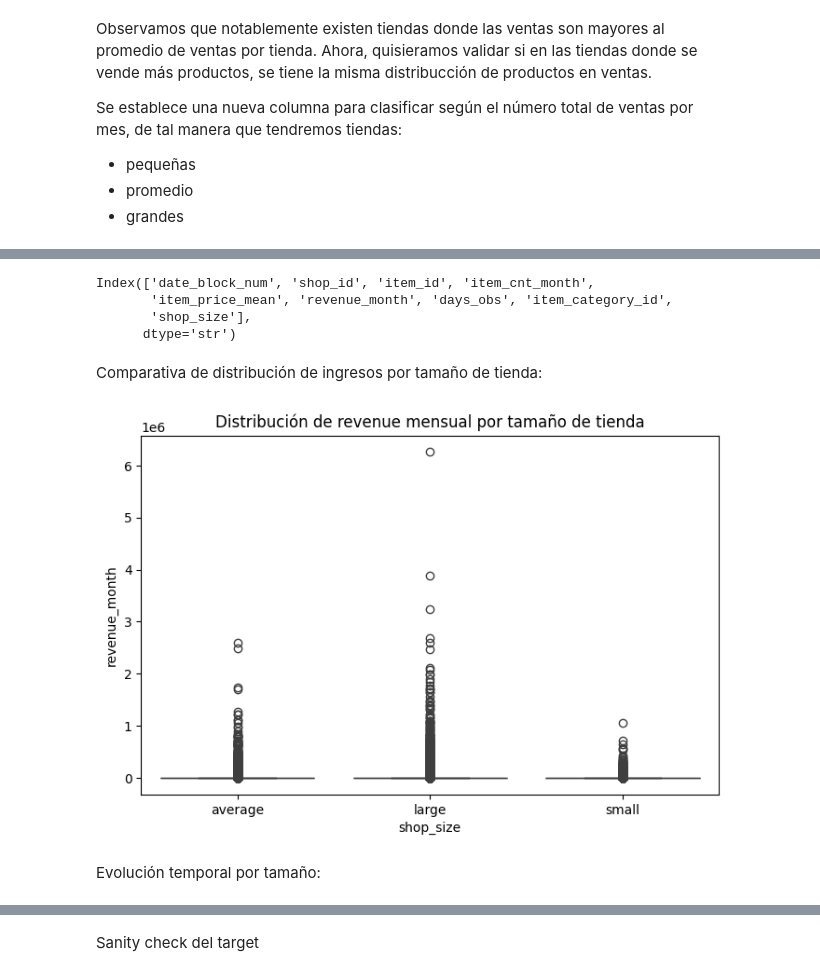
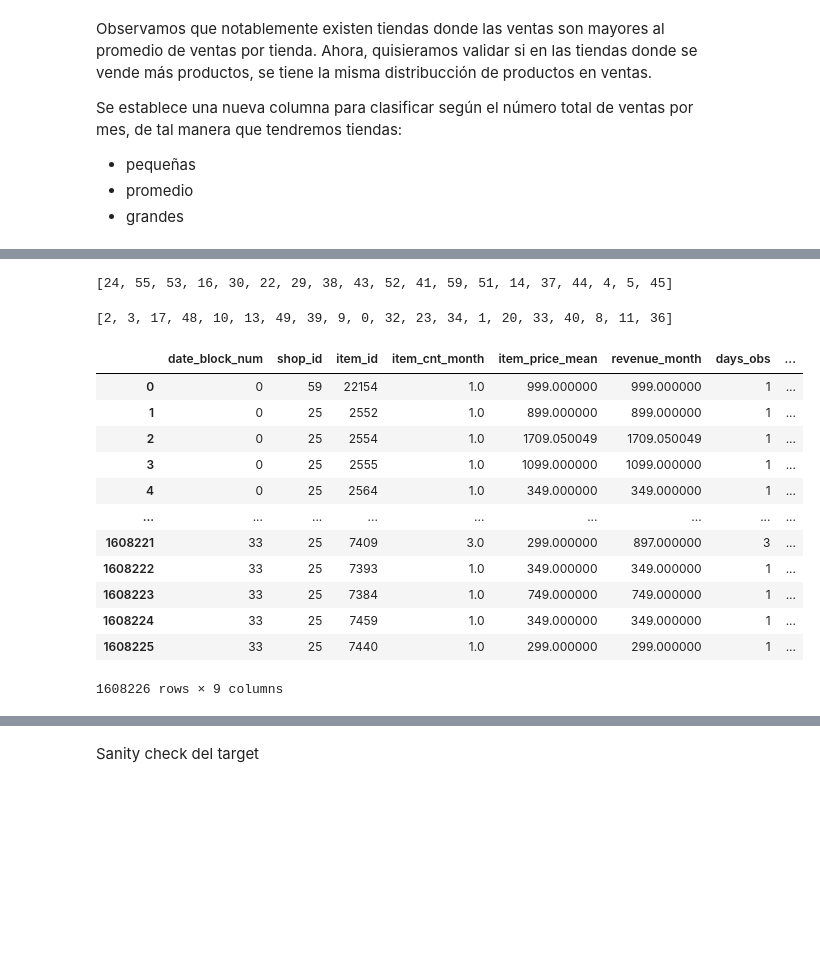
Before and after one commit to Andrea-Monserrat/Prediccion_de-_demanda_en_retail, a Jupyter notebook: notebooks/01_EDA.ipynb, the cells around one changed output, grey strips where cells are left out. Cells and saved outputs as stored; diff of their text form; code cells hidden in the pictures; blank space fills up the shorter version.

Commit message:
Revert "feat: analysis of the shop_size variable"

```diff
--- a/notebooks/01_EDA.ipynb
+++ b/notebooks/01_EDA.ipynb
@@ -254,3 +273,11 @@ large_shops = shops_item[shops_item > p66].index.tolist()
+# %%
+average_shops
+# %% [output]
+[24, 55, 53, 16, 30, 22, 29, 38, 43, 52, 41, 59, 51, 14, 37, 44, 4, 5, 45]
+# %%
+small_shops
+# %% [output]
+[2, 3, 17, 48, 10, 13, 49, 39, 9, 0, 32, 23, 34, 1, 20, 33, 40, 8, 11, 36]
 # %%
 shop_category = {}
 
@@ -265,21 +292,18 @@ for s in large_shops:
 
 monthly["shop_size"] = monthly["shop_id"].map(shop_category)
 # %%
-monthly.columns
+monthly
 # %% [output]
+|  | date_block_num | shop_id | item_id | item_cnt_month | item_price_mean | revenue_month | days_obs | ... |
+| 0 | 0 | 59 | 22154 | 1.0 | 999.000000 | 999.000000 | 1 | ... |
+| 1 | 0 | 25 | 2552 | 1.0 | 899.000000 | 899.000000 | 1 | ... |
+| 2 | 0 | 25 | 2554 | 1.0 | 1709.050049 | 1709.050049 | 1 | ... |
+| 3 | 0 | 25 | 2555 | 1.0 | 1099.000000 | 1099.000000 | 1 | ... |
+| 4 | 0 | 25 | 2564 | 1.0 | 349.000000 | 349.000000 | 1 | ... |
+| ... | ... | ... | ... | ... | ... | ... | ... | ... |
+| 1608221 | 33 | 25 | 7409 | 3.0 | 299.000000 | 897.000000 | 3 | ... |
+| 1608222 | 33 | 25 | 7393 | 1.0 | 349.000000 | 349.000000 | 1 | ... |
+| 1608223 | 33 | 25 | 7384 | 1.0 | 749.000000 | 749.000000 | 1 | ... |
+| 1608224 | 33 | 25 | 7459 | 1.0 | 349.000000 | 349.000000 | 1 | ... |
+| 1608225 | 33 | 25 | 7440 | 1.0 | 299.000000 | 299.000000 | 1 | ... |
-Index(['date_block_num', 'shop_id', 'item_id', 'item_cnt_month',
-       'item_price_mean', 'revenue_month', 'days_obs', 'item_category_id',
-       'shop_size'],
-      dtype='str')
+1608226 rows × 9 columns
-# %% [markdown]
-Comparativa de distribución de ingresos por tamaño de tienda:
-# %%
-plt.figure(figsize=(8,5))
-sns.boxplot(data=monthly, x='shop_size', y='revenue_month')
-plt.title('Distribución de revenue mensual por tamaño de tienda')
-#plt.yscale('log')
-plt.show()
-# %% [output]
-[figure, removed]
-# %% [markdown]
-Evolución temporal por tamaño:
```
Also changed, not shown: parts of 9 cells of this notebook.
